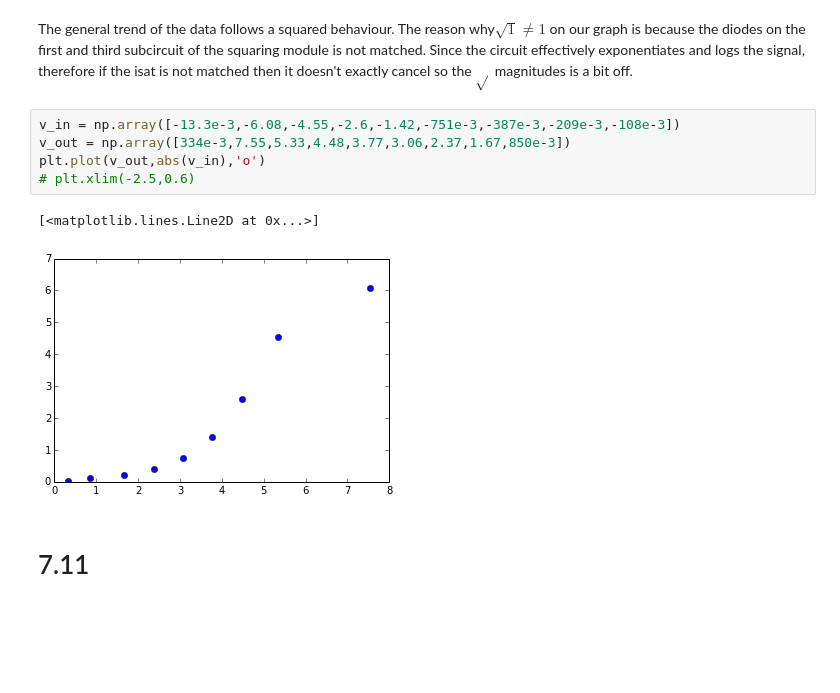
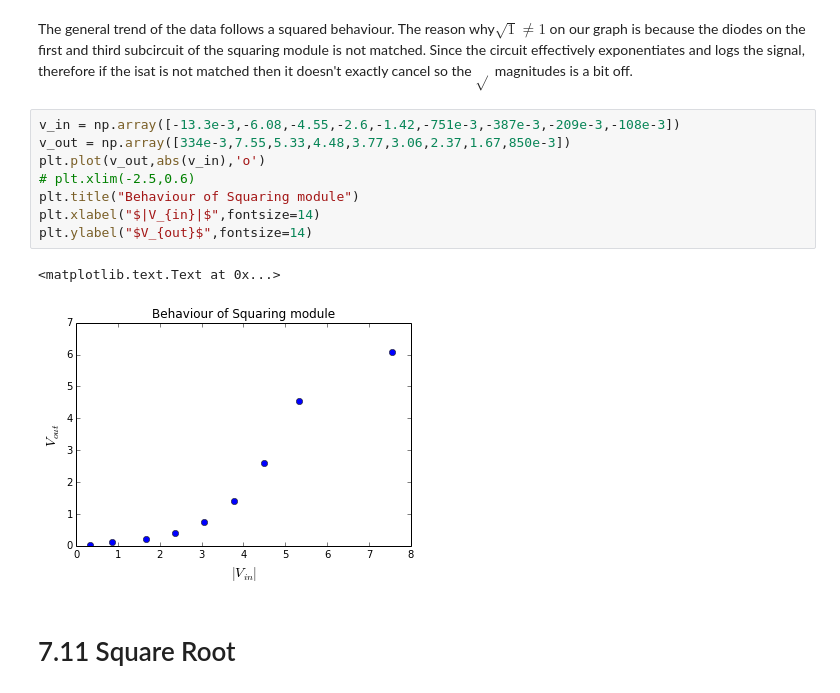
Before and after one commit to dorisjlee/111BSClab, a Jupyter notebook: lab7/Lab7.ipynb, the cells around one changed output. Cells and saved outputs as stored; diff of their text form; blank space fills up the shorter version.

Commit message:
finished all plots for lab 7

```diff
--- a/lab7/Lab7.ipynb
+++ b/lab7/Lab7.ipynb
@@ -303,13 +281,16 @@ The general trend of the data follows a squared behaviour. The reason why$ \sqrt
 # %%
 v_in = np.array([-13.3e-3,-6.08,-4.55,-2.6,-1.42,-751e-3,-387e-3,-209e-3,-108e-3])
 v_out = np.array([334e-3,7.55,5.33,4.48,3.77,3.06,2.37,1.67,850e-3])
 plt.plot(v_out,abs(v_in),'o')
 # plt.xlim(-2.5,0.6)
+plt.title("Behaviour of Squaring module")
+plt.xlabel("$|V_{in}|$",fontsize=14)
+plt.ylabel("$V_{out}$",fontsize=14)
 # %% [output]
-[<matplotlib.lines.Line2D at 0x...>]
+<matplotlib.text.Text at 0x...>
-[figure, old version]
+[figure, new version]
 # %% [markdown]
-# 7.11
+# 7.11 Square Root
 # %%
 v_in = np.array([-8.45,-6.48,-4.91,-3.04,-1.50,-27.8e-3,-751e-3,-516e-3])#Blue (Input)
 v_out = np.array([1.98,1.90,1.80,1.72,1.64,835e-3,1.53,1.41])#Red(Output)
```
Also changed, not shown: parts of 21 cells of this notebook.
